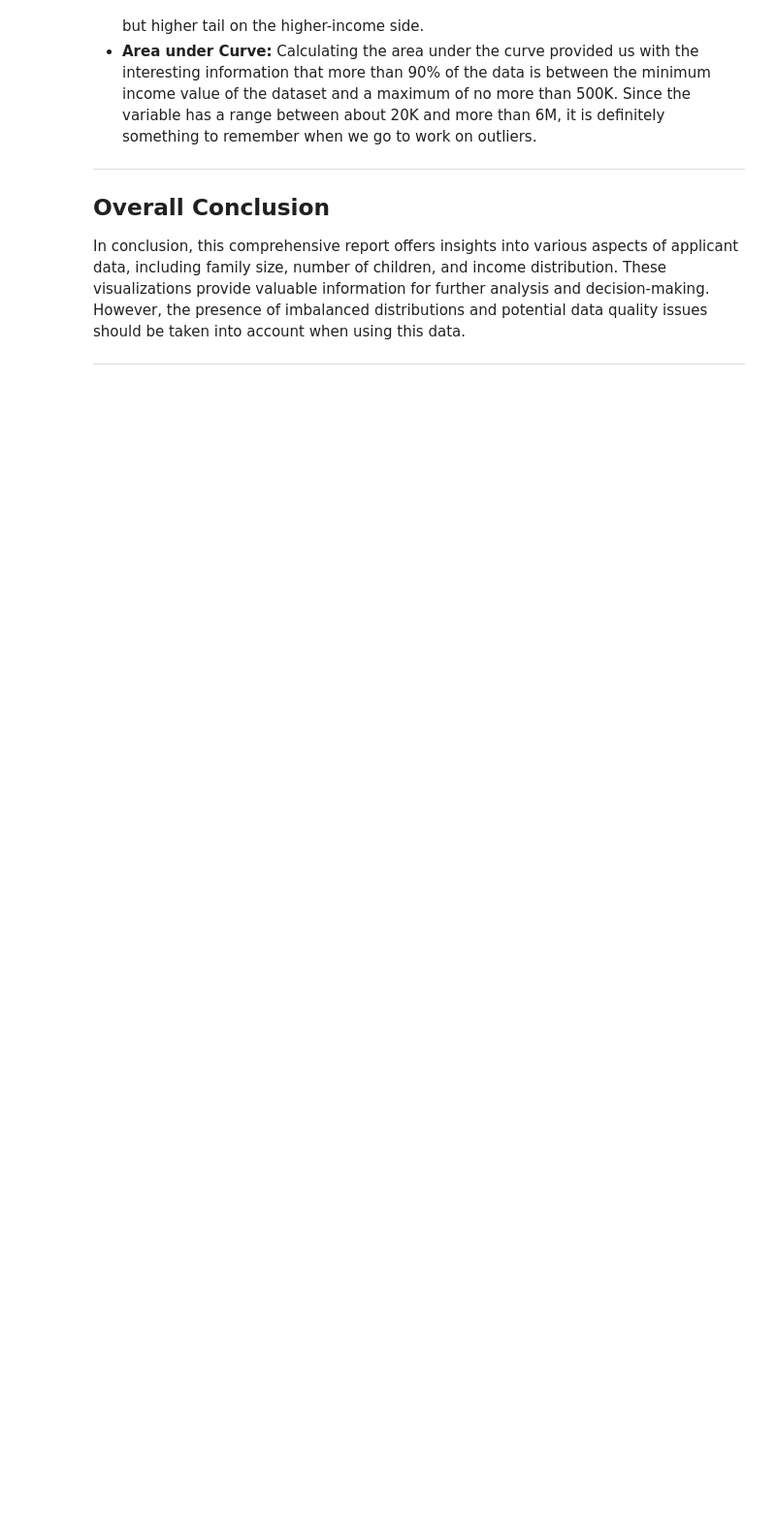
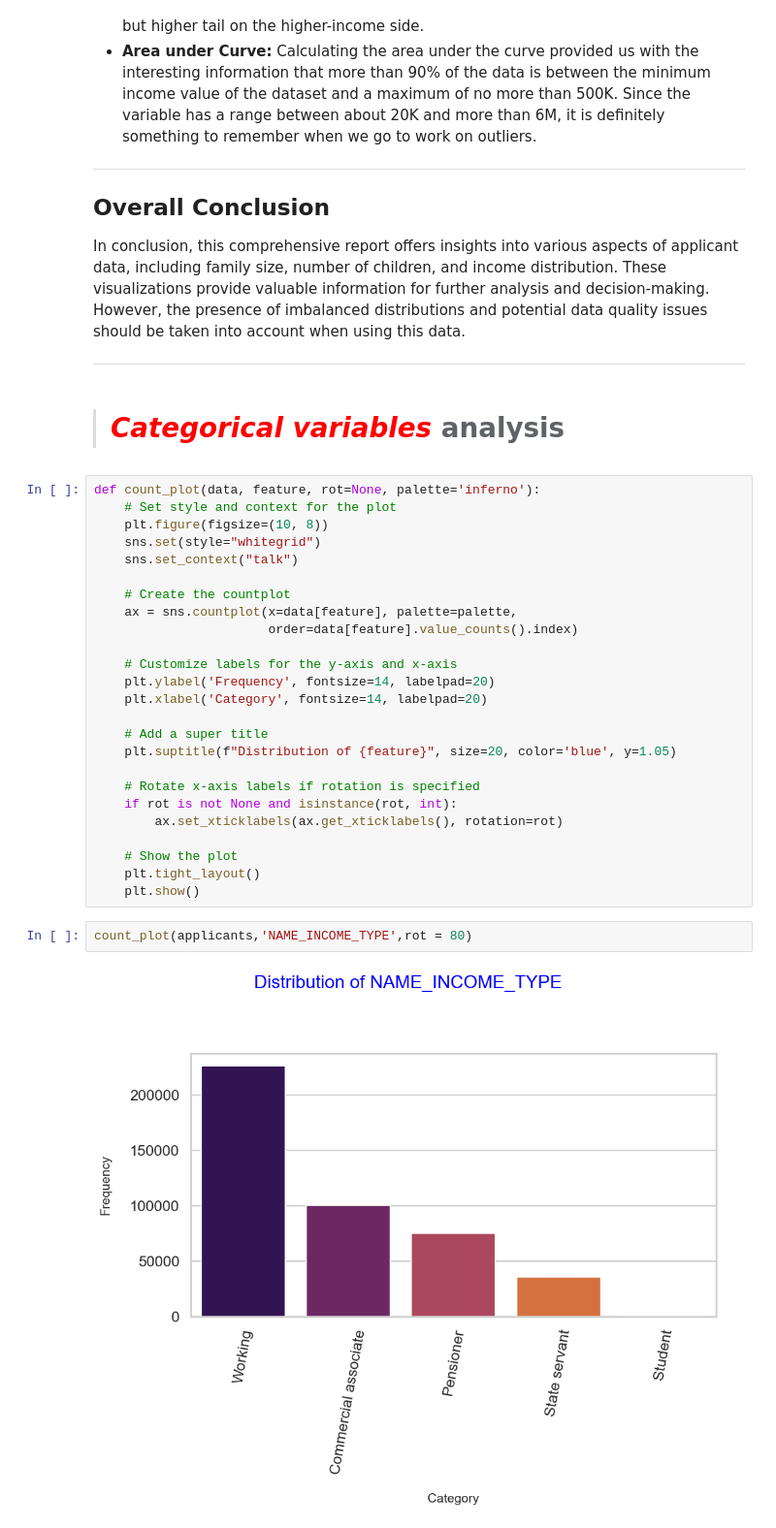
Before and after one commit to ThomasProce/credit-risk-classification, a Jupyter notebook: credit_risk.ipynb, the cells around one changed output. Shown: that part at 97% size. Drawn from its saved outputs; the diff is of its cells as text; blank space fills up the shorter version.

Commit message:
perform categorical variables visualization

```diff
--- a/credit_risk.ipynb
+++ b/credit_risk.ipynb
@@ -389,3 +389,34 @@ In this section, we delve into the analysis of income distribution among applica
 In conclusion, this comprehensive report offers insights into various aspects of applicant data, including family size, number of children, and income distribution. These visualizations provide valuable information for further analysis and decision-making. However, the presence of imbalanced distributions and potential data quality issues should be taken into account when using this data.
 
 ---
+# %% [markdown]
+> # *<span style="color:red">Categorical variables</span>* analysis
+# %%
+def count_plot(data, feature, rot=None, palette='inferno'):
+    # Set style and context for the plot
+    plt.figure(figsize=(10, 8))
+    sns.set(style="whitegrid")
+    sns.set_context("talk")
+
+    # Create the countplot
+    ax = sns.countplot(x=data[feature], palette=palette,
+                       order=data[feature].value_counts().index)
+
+    # Customize labels for the y-axis and x-axis
+    plt.ylabel('Frequency', fontsize=14, labelpad=20)
+    plt.xlabel('Category', fontsize=14, labelpad=20)
+
+    # Add a super title
+    plt.suptitle(f"Distribution of {feature}", size=20, color='blue', y=1.05)
+
+    # Rotate x-axis labels if rotation is specified
+    if rot is not None and isinstance(rot, int):
+        ax.set_xticklabels(ax.get_xticklabels(), rotation=rot)
+
+    # Show the plot
+    plt.tight_layout()
+    plt.show()
+# %%
+count_plot(applicants,'NAME_INCOME_TYPE',rot = 80)
+# %% [output]
+[figure, added]
```
Also changed, not shown: parts of 5 cells of this notebook.
